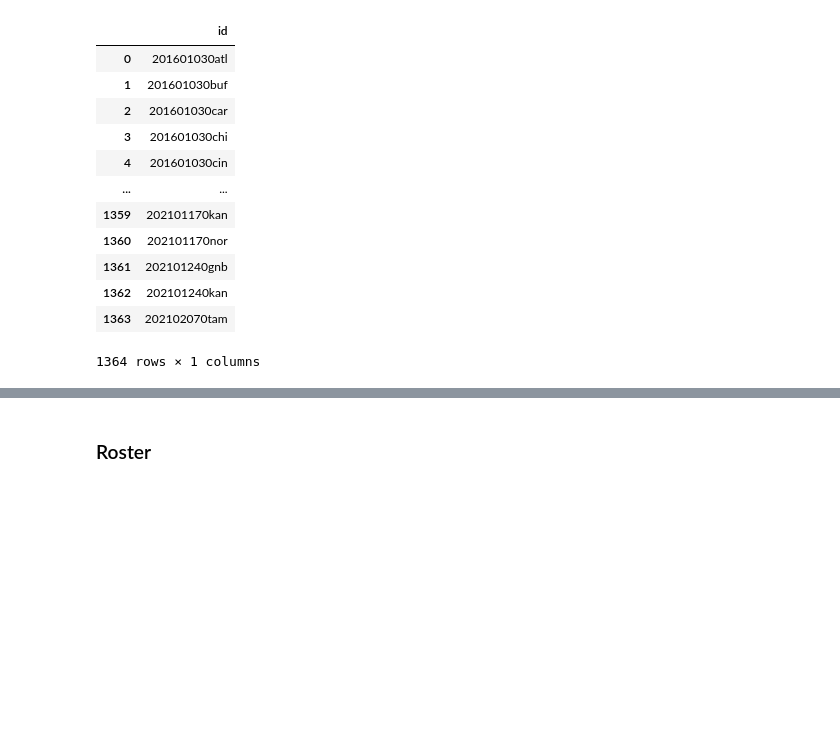
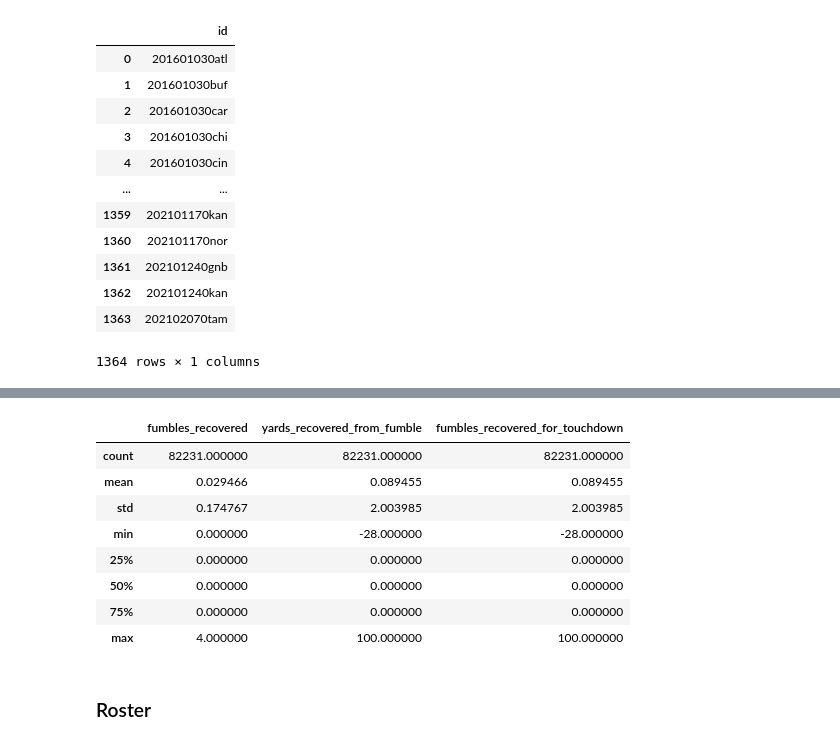
Before and after one commit to WillRobinson152/NFL_Analysis, a Jupyter notebook: 1.GetData.ipynb, the cells around one changed output, grey strips where cells are left out. Drawn from its saved outputs; the diff is of its cells as text; code cells hidden in the pictures; blank space fills up the shorter version.

Commit message:
Identified fumbles_recovered_for_touchdown columns is same as fumbles_recoverd_yards column.

```diff
--- a/1.GetData.ipynb
+++ b/1.GetData.ipynb
@@ -271,3 +277,17 @@ KeyboardInterrupt:
+# %%
+players[['fumbles_recovered', 'yards_recovered_from_fumble',
+       'fumbles_recovered_for_touchdown']]\
+        .fillna(0).astype('int64').describe()
+# %% [output]
+|  | fumbles_recovered | yards_recovered_from_fumble | fumbles_recovered_for_touchdown |
+| count | 82231.000000 | 82231.000000 | 82231.000000 |
+| mean | 0.029466 | 0.089455 | 0.089455 |
+| std | 0.174767 | 2.003985 | 2.003985 |
+| min | 0.000000 | -28.000000 | -28.000000 |
+| 25% | 0.000000 | 0.000000 | 0.000000 |
+| 50% | 0.000000 | 0.000000 | 0.000000 |
+| 75% | 0.000000 | 0.000000 | 0.000000 |
+| max | 4.000000 | 100.000000 | 100.000000 |
 # %%
 with sqlite3.connect('D:\\Data\\NFL.sqlite') as conn:
     cur = conn.cursor()
```
Also changed, not shown: parts of 1 cell of this notebook.
